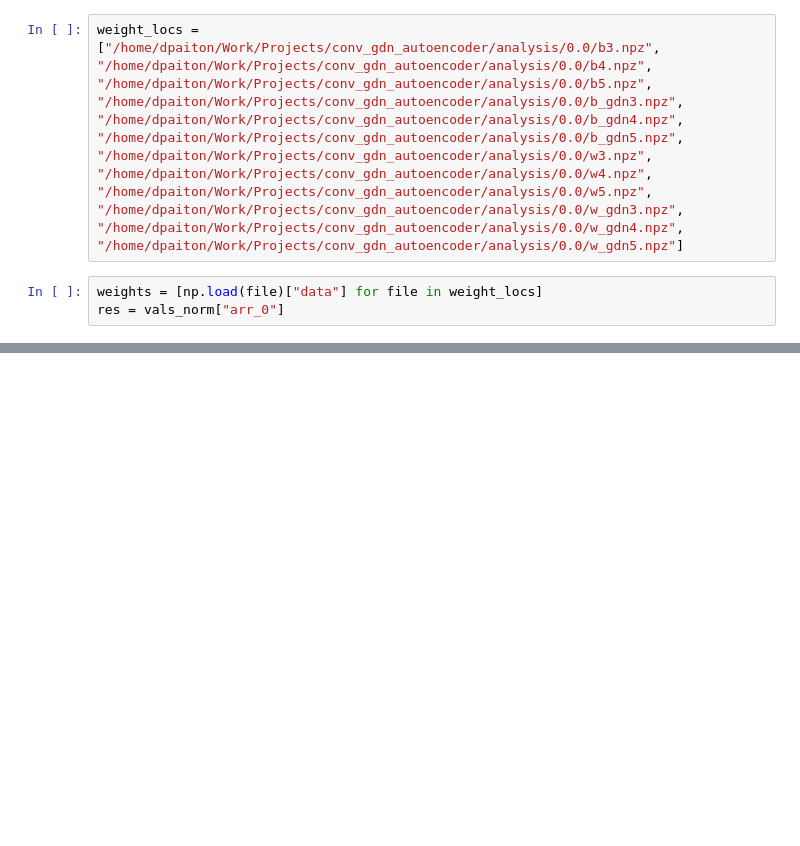
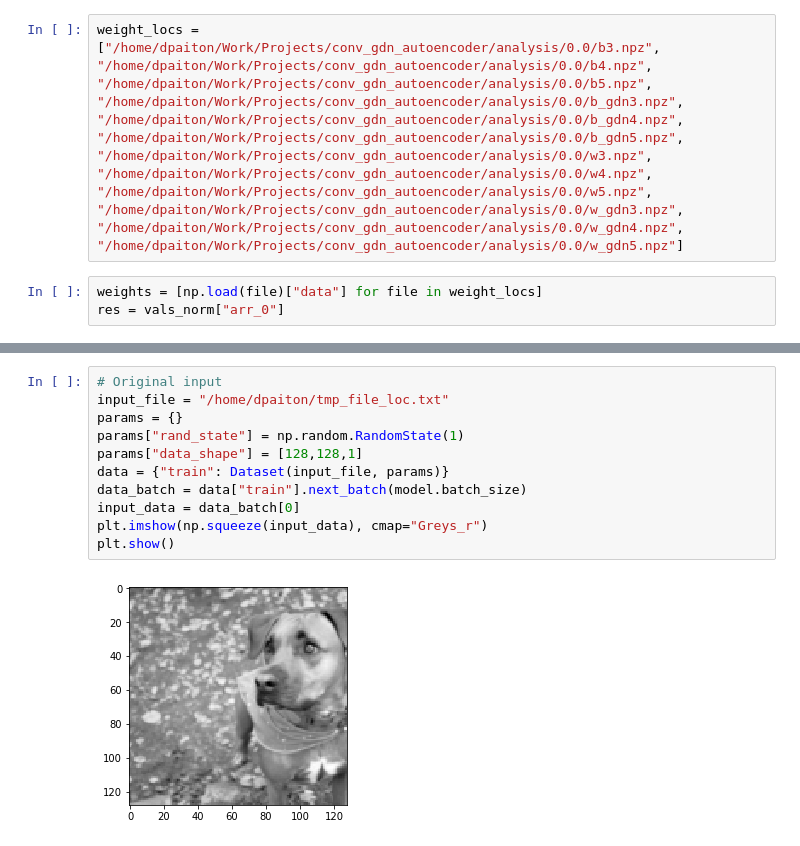
Before and after one commit to dpaiton/DeepSparseCoding, a Jupyter notebook: gdn_decode_image.ipynb, the cells around one changed output, grey strips where cells are left out. Cells and saved outputs as stored; diff of their text form; blank space fills up the shorter version.

```diff
--- a/gdn_decode_image.ipynb
+++ b/gdn_decode_image.ipynb
@@ -101,0 +88,13 @@ ValueError: Cannot convert an unknown Dimension to a Tensor: ?
+# %%
+# Original input
+input_file = "/home/dpaiton/tmp_file_loc.txt"
+params = {}
+params["rand_state"] = np.random.RandomState(1)
+params["data_shape"] = [128,128,1]
+data = {"train": Dataset(input_file, params)}
+data_batch = data["train"].next_batch(model.batch_size)
+input_data = data_batch[0]
+plt.imshow(np.squeeze(input_data), cmap="Greys_r")
+plt.show()
+# %% [output]
+[figure, added]
```
Also changed, not shown: parts of 6 cells of this notebook, 2 other files.
